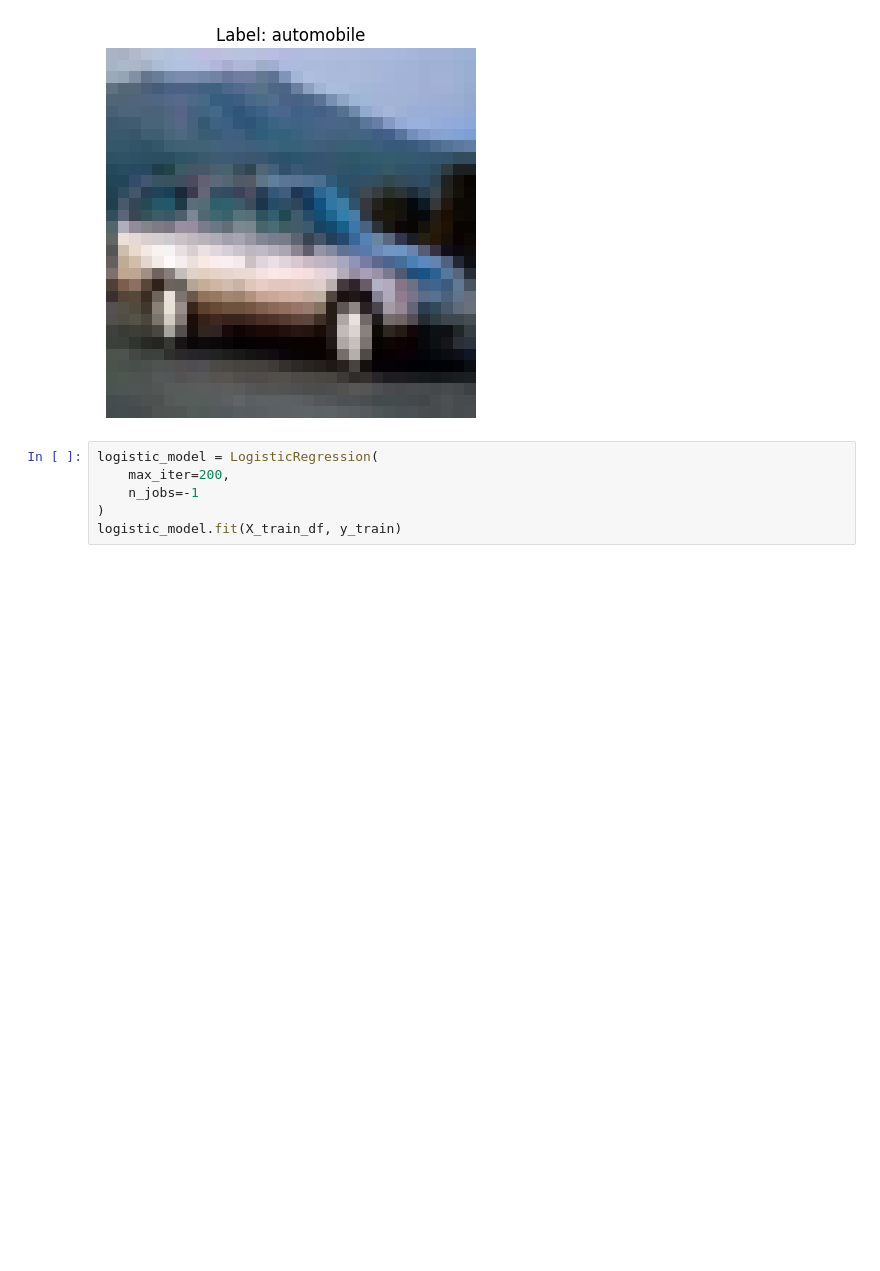
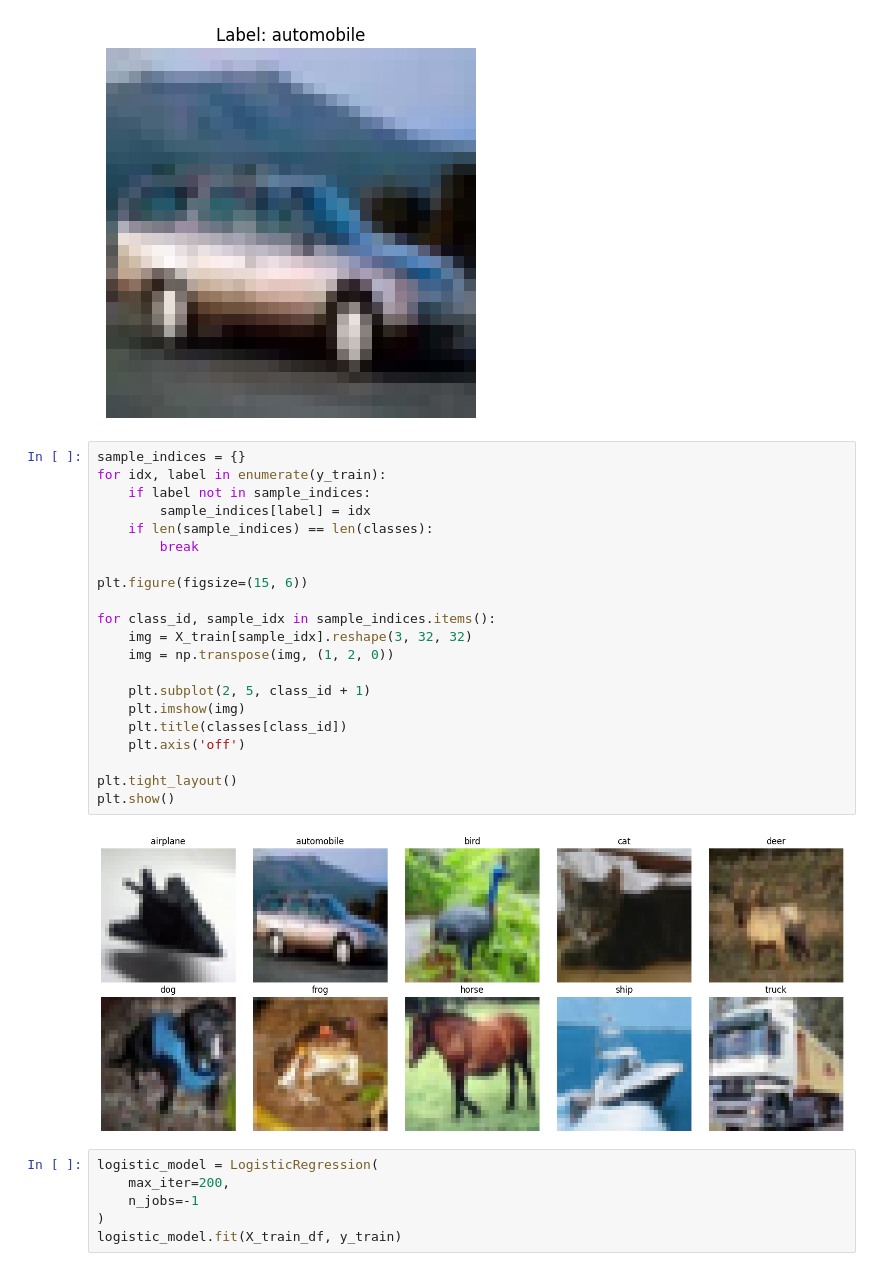
Before and after one commit to MouseCreator/Artificial-Intelligence-Principles-and-Methods, a Jupyter notebook: Lab1-LogisticRegression.ipynb, the cells around one changed output. Saved outputs shown, nothing was run; the diff lists cells and outputs as text; blank space fills up the shorter version.

```diff
--- a/Lab1-LogisticRegression.ipynb
+++ b/Lab1-LogisticRegression.ipynb
@@ -90,6 +90,29 @@ plt.show()
 Training data size: 50000
 Test data size: 10000
 [figure]
+# %%
+sample_indices = {}
+for idx, label in enumerate(y_train):
+    if label not in sample_indices:
+        sample_indices[label] = idx
+    if len(sample_indices) == len(classes):
+        break
+
+plt.figure(figsize=(15, 6))
+
+for class_id, sample_idx in sample_indices.items():
+    img = X_train[sample_idx].reshape(3, 32, 32)
+    img = np.transpose(img, (1, 2, 0))
+
+    plt.subplot(2, 5, class_id + 1)
+    plt.imshow(img)
+    plt.title(classes[class_id])
+    plt.axis('off')
+
+plt.tight_layout()
+plt.show()
+# %% [output]
+[figure, added]
 # %%
 logistic_model = LogisticRegression(
     max_iter=200,
```
Also changed, not shown: parts of 1 cell of this notebook, 3 other files.
